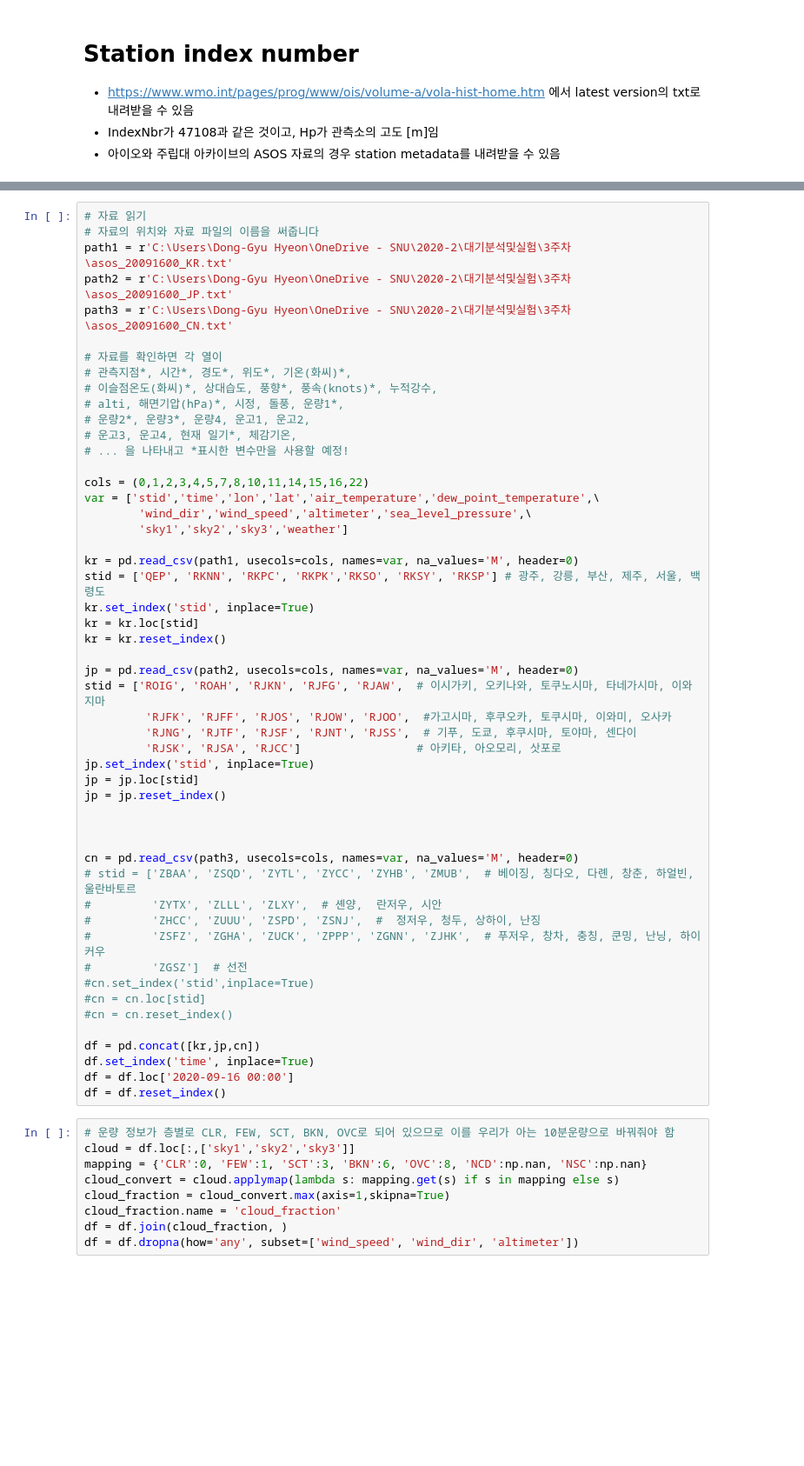
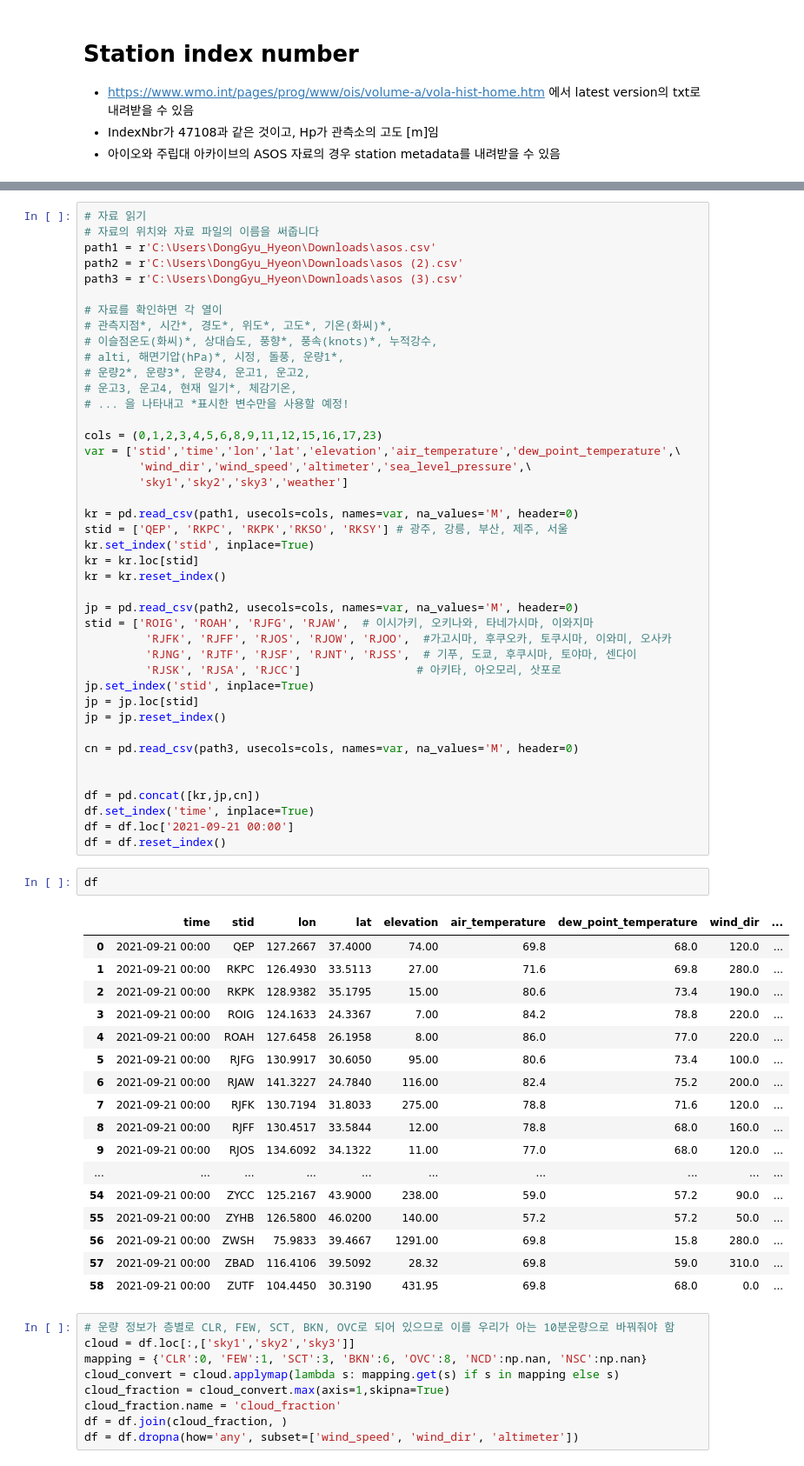
Before and after one commit to Donggyu-Hyeon/snu_weatheranalysis, a Jupyter notebook: 1.metpy_station_plot.ipynb, the cells around one changed output, grey strips where cells are left out. Shown at 87% size. Cells and saved outputs as stored; diff of their text form; blank space fills up the shorter version.

```diff
--- a/1.metpy_station_plot.ipynb
+++ b/1.metpy_station_plot.ipynb
@@ -37,31 +34,31 @@ from metpy.units import units
 # %%
 # 자료 읽기
 # 자료의 위치와 자료 파일의 이름을 써줍니다
-path1 = r'C:\Users\Dong-Gyu Hyeon\OneDrive - SNU\2020-2\대기분석및실험\3주차\asos_20091600_KR.txt'
-path2 = r'C:\Users\Dong-Gyu Hyeon\OneDrive - SNU\2020-2\대기분석및실험\3주차\asos_20091600_JP.txt'
-path3 = r'C:\Users\Dong-Gyu Hyeon\OneDrive - SNU\2020-2\대기분석및실험\3주차\asos_20091600_CN.txt'
+path1 = r'C:\Users\DongGyu_Hyeon\Downloads\asos.csv'
+path2 = r'C:\Users\DongGyu_Hyeon\Downloads\asos (2).csv'
+path3 = r'C:\Users\DongGyu_Hyeon\Downloads\asos (3).csv'
 
 # 자료를 확인하면 각 열이
-# 관측지점*, 시간*, 경도*, 위도*, 기온(화씨)*,
+# 관측지점*, 시간*, 경도*, 위도*, 고도*, 기온(화씨)*,
 # 이슬점온도(화씨)*, 상대습도, 풍향*, 풍속(knots)*, 누적강수,
 # alti, 해면기압(hPa)*, 시정, 돌풍, 운량1*,
 # 운량2*, 운량3*, 운량4, 운고1, 운고2,
 # 운고3, 운고4, 현재 일기*, 체감기온,
 # ... 을 나타내고 *표시한 변수만을 사용할 예정!
 
-cols = (0,1,2,3,4,5,7,8,10,11,14,15,16,22)
-var = ['stid','time','lon','lat','air_temperature','dew_point_temperature',\
+cols = (0,1,2,3,4,5,6,8,9,11,12,15,16,17,23)
+var = ['stid','time','lon','lat','elevation','air_temperature','dew_point_temperature',\
         'wind_dir','wind_speed','altimeter','sea_level_pressure',\
         'sky1','sky2','sky3','weather']
 
 kr = pd.read_csv(path1, usecols=cols, names=var, na_values='M', header=0)
-stid = ['QEP', 'RKNN', 'RKPC', 'RKPK','RKSO', 'RKSY', 'RKSP'] # 광주, 강릉, 부산, 제주, 서울, 백령도
+stid = ['QEP', 'RKPC', 'RKPK','RKSO', 'RKSY'] # 광주, 강릉, 부산, 제주, 서울
 kr.set_index('stid', inplace=True)
 kr = kr.loc[stid]
 kr = kr.reset_index()
 
 jp = pd.read_csv(path2, usecols=cols, names=var, na_values='M', header=0)
-stid = ['ROIG', 'ROAH', 'RJKN', 'RJFG', 'RJAW',  # 이시가키, 오키나와, 토쿠노시마, 타네가시마, 이와지마
+stid = ['ROIG', 'ROAH', 'RJFG', 'RJAW',  # 이시가키, 오키나와, 타네가시마, 이와지마
          'RJFK', 'RJFF', 'RJOS', 'RJOW', 'RJOO',  #가고시마, 후쿠오카, 토쿠시마, 이와미, 오사카
          'RJNG', 'RJTF', 'RJSF', 'RJNT', 'RJSS',  # 기푸, 도쿄, 후쿠시마, 토야마, 센다이
          'RJSK', 'RJSA', 'RJCC']                 # 아키타, 아오모리, 삿포로
@@ -69,22 +66,33 @@ jp.set_index('stid', inplace=True)
 jp = jp.loc[stid]
 jp = jp.reset_index()
 
+cn = pd.read_csv(path3, usecols=cols, names=var, na_values='M', header=0)
 
-
-cn = pd.read_csv(path3, usecols=cols, names=var, na_values='M', header=0)
-# stid = ['ZBAA', 'ZSQD', 'ZYTL', 'ZYCC', 'ZYHB', 'ZMUB',  # 베이징, 칭다오, 다롄, 창춘, 하얼빈, 울란바토르
-#         'ZYTX', 'ZLLL', 'ZLXY',  # 셴양,  란저우, 시안
-#         'ZHCC', 'ZUUU', 'ZSPD', 'ZSNJ',  #  정저우, 청두, 상하이, 난징
-#         'ZSFZ', 'ZGHA', 'ZUCK', 'ZPPP', 'ZGNN', 'ZJHK',  # 푸저우, 창차, 충칭, 쿤밍, 난닝, 하이커우
-#         'ZGSZ']  # 선전
-#cn.set_index('stid',inplace=True)
-#cn = cn.loc[stid]
-#cn = cn.reset_index()
 
 df = pd.concat([kr,jp,cn])
 df.set_index('time', inplace=True)
-df = df.loc['2020-09-16 00:00']
+df = df.loc['2021-09-21 00:00']
 df = df.reset_index()
+# %%
+df
+# %% [output]
+|  | time | stid | lon | lat | elevation | air_temperature | dew_point_temperature | wind_dir | ... |
+| 0 | 2021-09-21 00:00 | QEP | 127.2667 | 37.4000 | 74.00 | 69.8 | 68.0 | 120.0 | ... |
+| 1 | 2021-09-21 00:00 | RKPC | 126.4930 | 33.5113 | 27.00 | 71.6 | 69.8 | 280.0 | ... |
+| 2 | 2021-09-21 00:00 | RKPK | 128.9382 | 35.1795 | 15.00 | 80.6 | 73.4 | 190.0 | ... |
+| 3 | 2021-09-21 00:00 | ROIG | 124.1633 | 24.3367 | 7.00 | 84.2 | 78.8 | 220.0 | ... |
+| 4 | 2021-09-21 00:00 | ROAH | 127.6458 | 26.1958 | 8.00 | 86.0 | 77.0 | 220.0 | ... |
+| 5 | 2021-09-21 00:00 | RJFG | 130.9917 | 30.6050 | 95.00 | 80.6 | 73.4 | 100.0 | ... |
+| 6 | 2021-09-21 00:00 | RJAW | 141.3227 | 24.7840 | 116.00 | 82.4 | 75.2 | 200.0 | ... |
+| 7 | 2021-09-21 00:00 | RJFK | 130.7194 | 31.8033 | 275.00 | 78.8 | 71.6 | 120.0 | ... |
+| 8 | 2021-09-21 00:00 | RJFF | 130.4517 | 33.5844 | 12.00 | 78.8 | 68.0 | 160.0 | ... |
+| 9 | 2021-09-21 00:00 | RJOS | 134.6092 | 34.1322 | 11.00 | 77.0 | 68.0 | 120.0 | ... |
+| ... | ... | ... | ... | ... | ... | ... | ... | ... | ... |
+| 54 | 2021-09-21 00:00 | ZYCC | 125.2167 | 43.9000 | 238.00 | 59.0 | 57.2 | 90.0 | ... |
+| 55 | 2021-09-21 00:00 | ZYHB | 126.5800 | 46.0200 | 140.00 | 57.2 | 57.2 | 50.0 | ... |
+| 56 | 2021-09-21 00:00 | ZWSH | 75.9833 | 39.4667 | 1291.00 | 69.8 | 15.8 | 280.0 | ... |
+| 57 | 2021-09-21 00:00 | ZBAD | 116.4106 | 39.5092 | 28.32 | 69.8 | 59.0 | 310.0 | ... |
+| 58 | 2021-09-21 00:00 | ZUTF | 104.4450 | 30.3190 | 431.95 | 69.8 | 68.0 | 0.0 | ... |
 # %%
 # 운량 정보가 층별로 CLR, FEW, SCT, BKN, OVC로 되어 있으므로 이를 우리가 아는 10분운량으로 바꿔줘야 함
 cloud = df.loc[:,['sky1','sky2','sky3']]
```
Also changed, not shown: parts of 6 cells of this notebook.
